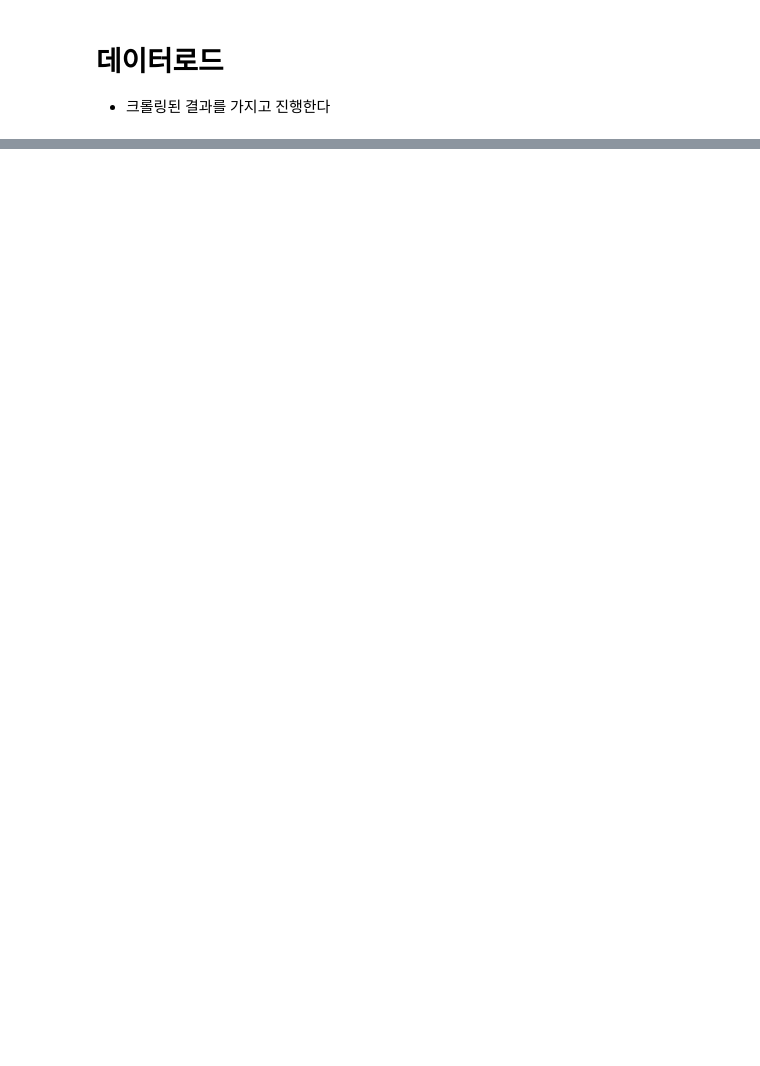
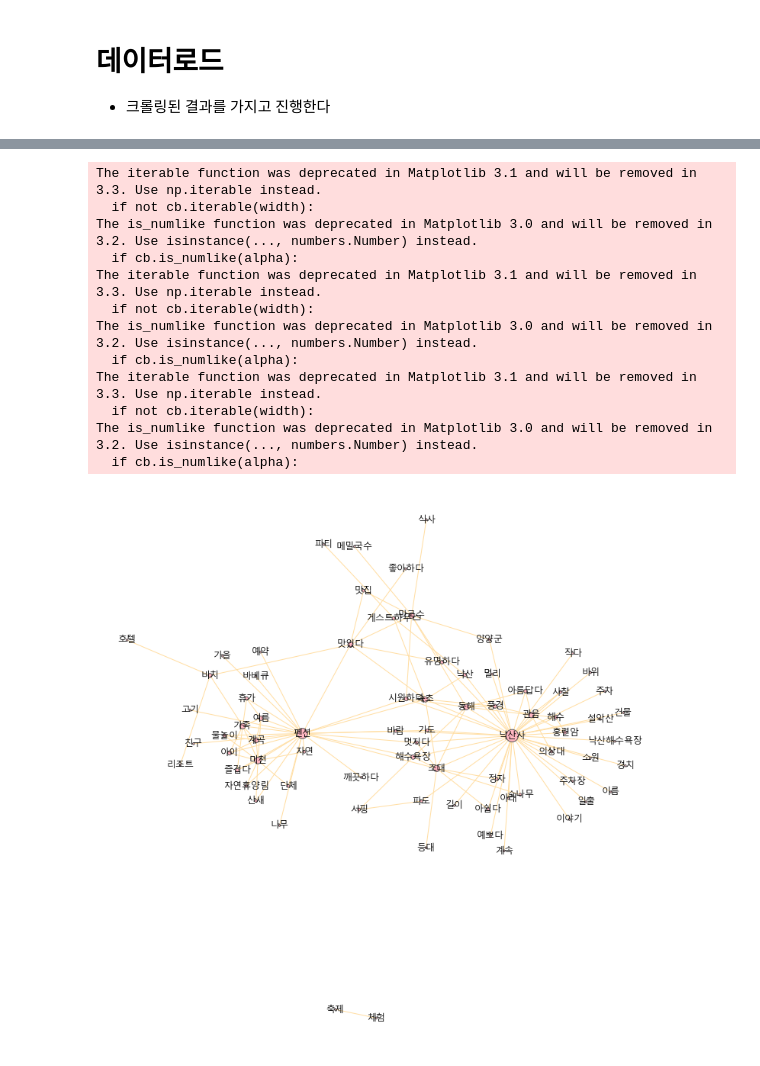
Before and after one commit to starlidust/blogcrawling, a Jupyter notebook: New 함수(no API)-네트워크분석_함수화.ipynb, the cells around one changed output, grey strips where cells are left out. Drawn from its saved outputs; the diff is of its cells as text; code cells hidden in the pictures; blank space fills up the shorter version.

```diff
--- a/New 함수(no API)-네트워크분석_함수화.ipynb
+++ b/New 함수(no API)-네트워크분석_함수화.ipynb
@@ -212,0 +220,18 @@ The is_numlike function was deprecated in Matplotlib 3.0 and will be removed in
+# %%
+networkx_graph(word_couple_df,"양양_2015_200",min_cuple=200)
+networkx_graph(word_couple_df,"양양_2015_150",min_cuple=150)
+networkx_graph(word_couple_df,"양양_2015_100",min_cuple=100)
+# %% [output]
+The iterable function was deprecated in Matplotlib 3.1 and will be removed in 3.3. Use np.iterable instead.
+  if not cb.iterable(width):
+The is_numlike function was deprecated in Matplotlib 3.0 and will be removed in 3.2. Use isinstance(..., numbers.Number) instead.
+  if cb.is_numlike(alpha):
+The iterable function was deprecated in Matplotlib 3.1 and will be removed in 3.3. Use np.iterable instead.
+  if not cb.iterable(width):
+The is_numlike function was deprecated in Matplotlib 3.0 and will be removed in 3.2. Use isinstance(..., numbers.Number) instead.
+  if cb.is_numlike(alpha):
+The iterable function was deprecated in Matplotlib 3.1 and will be removed in 3.3. Use np.iterable instead.
+  if not cb.iterable(width):
+The is_numlike function was deprecated in Matplotlib 3.0 and will be removed in 3.2. Use isinstance(..., numbers.Number) instead.
+  if cb.is_numlike(alpha):
+[figure, added]
```
Also changed, not shown: parts of 13 cells of this notebook, 5 other files.
